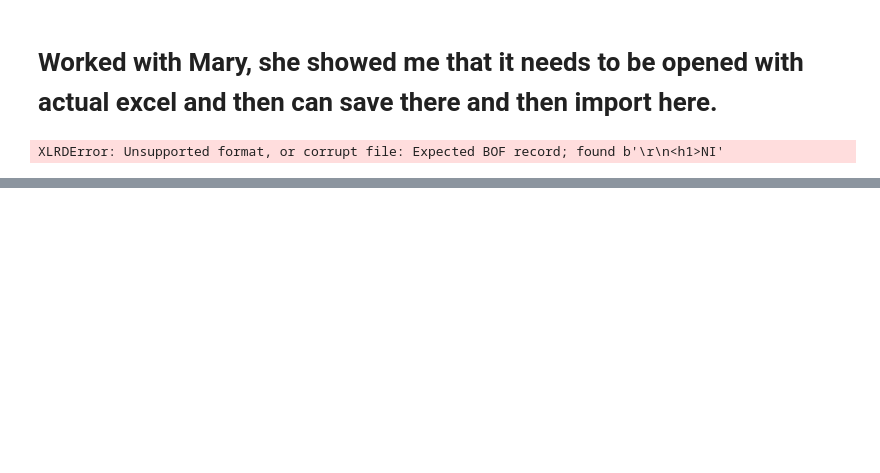
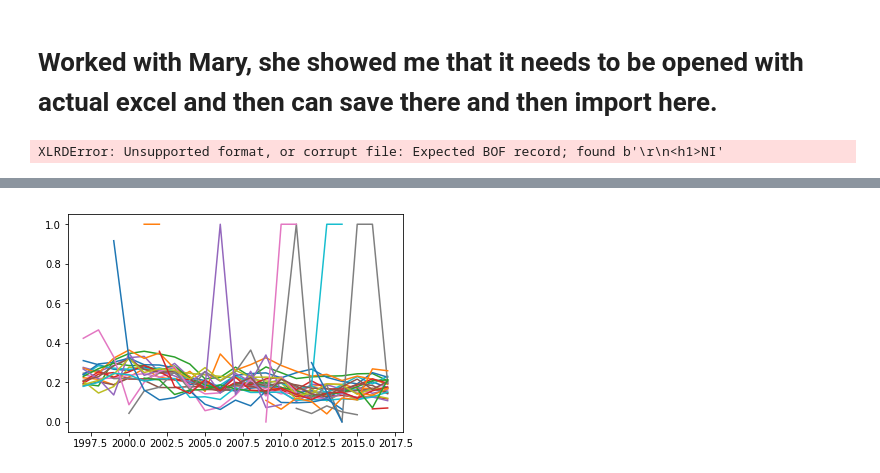
Before and after one commit to raom1/NIH-grants, a Jupyter notebook: success_rate.ipynb, the cells around one changed output, grey strips where cells are left out. Saved outputs shown, nothing was run; the diff lists cells and outputs as text; code cells hidden in the pictures; blank space fills up the shorter version.

```diff
--- a/success_rate.ipynb
+++ b/success_rate.ipynb
@@ -15,0 +142,7 @@ XLRDError: Unsupported format, or corrupt file: Expected BOF record; found b'<h1
+# %%
+subset_df = success_rate_combined[(success_rate_combined["Award Type"] == "New")&(success_rate_combined["Activity Code"] == "R01")].sort_values("Fiscal Year")
+# %%
+for inst in subset_df["NIH Institute"].unique():
+    plt.plot("Fiscal Year", "success_rate", data = subset_df[subset_df["NIH Institute"] == inst]);
+# %% [output]
+[figure, added]
```
Also changed, not shown: parts of 24 cells of this notebook.
